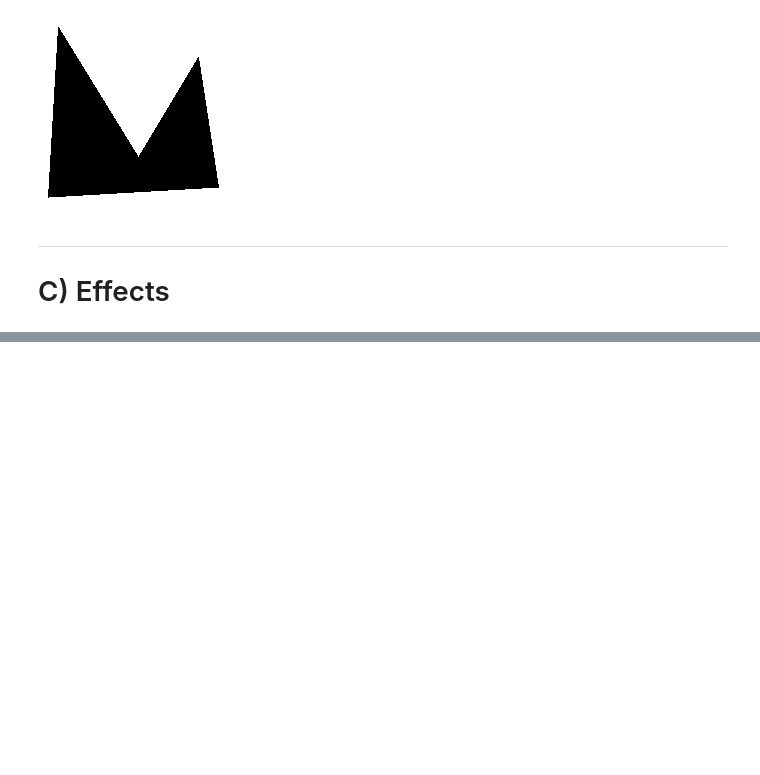
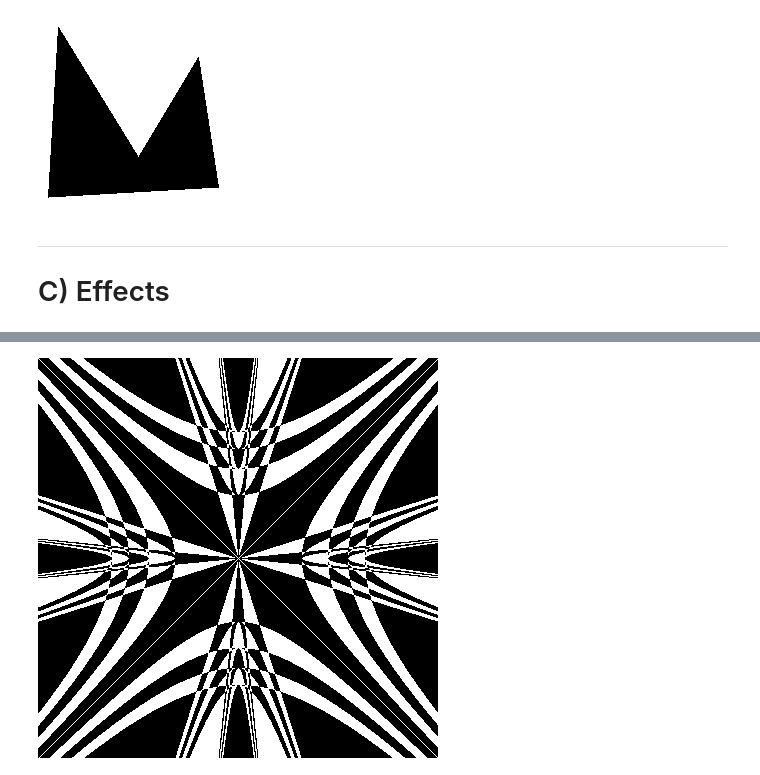
Before and after one commit to effa/iv122, a Jupyter notebook: 04-bitmap-graphics.ipynb, the cells around one changed output, grey strips where cells are left out. Cells and saved outputs as stored; diff of their text form; code cells hidden in the pictures; blank space fills up the shorter version.

```diff
--- a/04-bitmap-graphics.ipynb
+++ b/04-bitmap-graphics.ipynb
@@ -229,0 +285,20 @@ polygon(path)
+# %%
+def hyperbolas(n_thresholds=5, n_steepness=3, size=400):
+    mid = size / 2
+    im = Image.new('RGB', (size, size), color='white')
+    for ix in range(size):
+        for iy in range(size):
+            x = (ix - mid)/mid  # -1..1
+            y = (iy - mid)/mid  # -1..1
+            hyperbolas = [
+                x**2 - k * y**2 > threshold
+                for x, y in [(x, y), (y, x)]
+                for threshold in [0.1*t for t in range(n_thresholds)]
+                for k in [10**s for s in range(n_steepness)]]
+            if sum(hyperbolas) % 2 == 1:
+                im.putpixel((ix, iy), BLACK)
+    return im
+
+hyperbolas()
+# %% [output]
+[figure, added]
```
Also changed, not shown: parts of 4 cells of this notebook.
